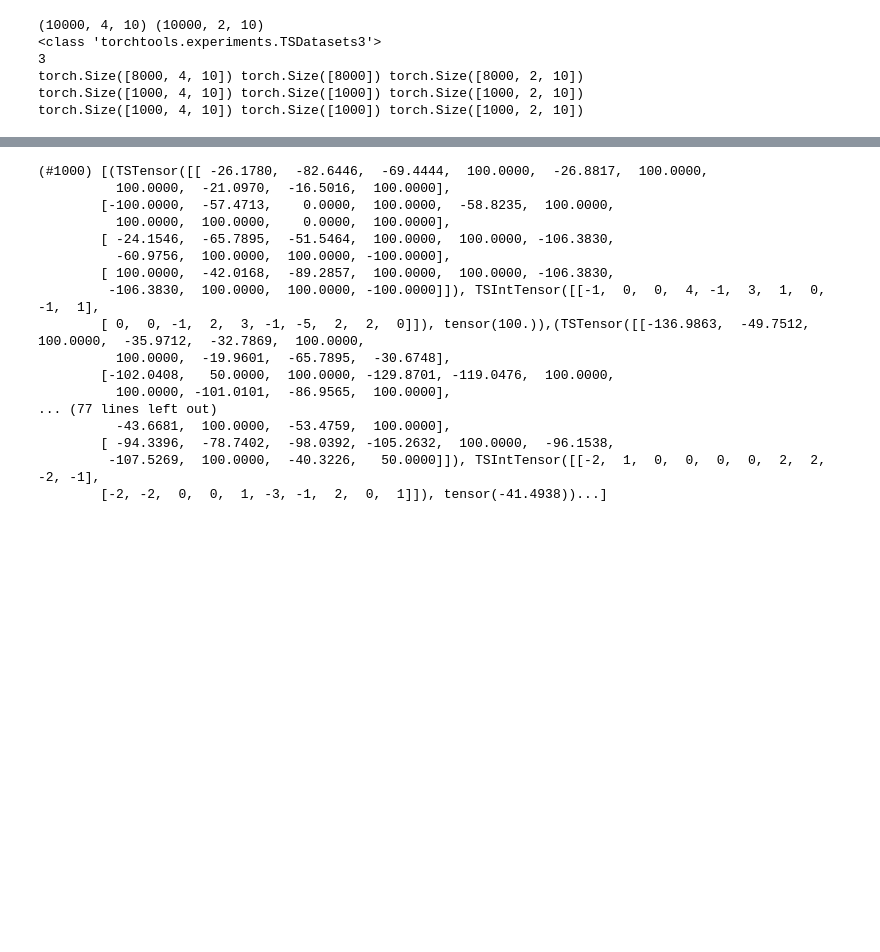
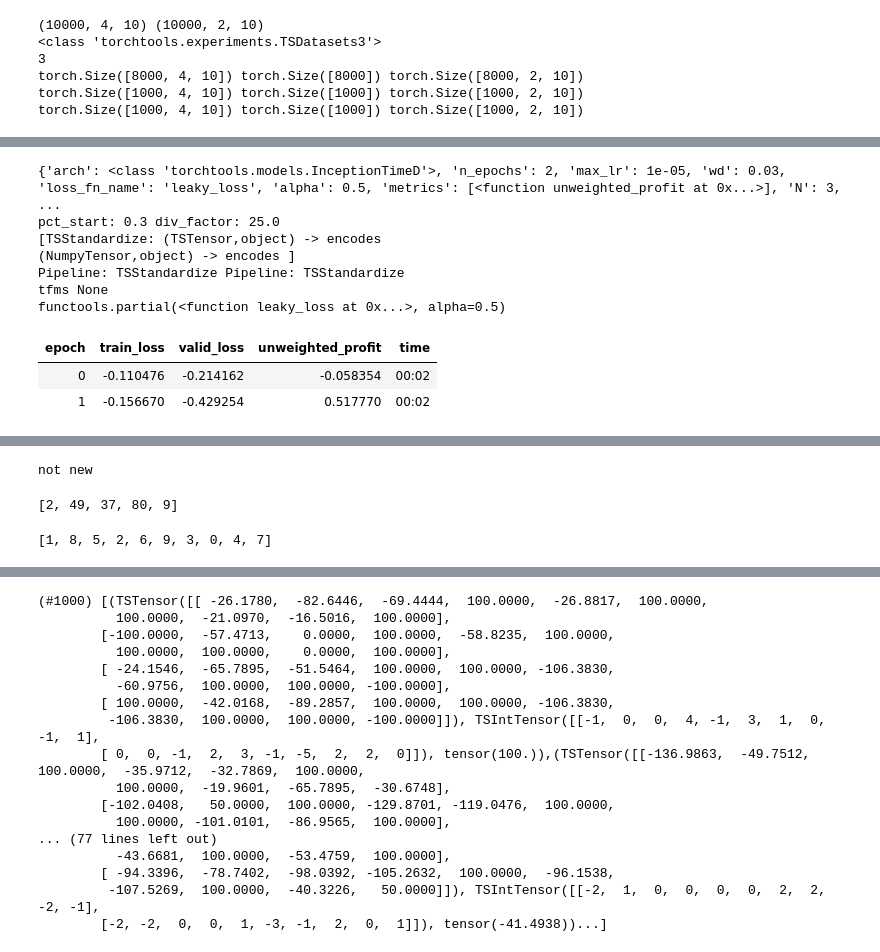
Before and after one commit to Takezo87/torchtools, a Jupyter notebook: _201_experiments_2.ipynb, the cells around one changed output, grey strips where cells are left out. Cells and saved outputs as stored; diff of their text form; code cells hidden in the pictures; blank space fills up the shorter version.

```diff
--- a/_201_experiments_2.ipynb
+++ b/_201_experiments_2.ipynb
@@ -85,0 +99,13 @@ not new
+# %%
+ts_experiments.run_grid_search(hypers, df_results_fn=df_fn_test)
+# %% [output]
+{'arch': <class 'torchtools.models.InceptionTimeD'>, 'n_epochs': 2, 'max_lr': 1e-05, 'wd': 0.03, 'loss_fn_name': 'leaky_loss', 'alpha': 0.5, 'metrics': [<function unweighted_profit at 0x...>], 'N': 3, ...
+pct_start: 0.3 div_factor: 25.0
+[TSStandardize: (TSTensor,object) -> encodes
+(NumpyTensor,object) -> encodes ]
+Pipeline: TSStandardize Pipeline: TSStandardize
+tfms None
+functools.partial(<function leaky_loss at 0x...>, alpha=0.5)
+| epoch | train_loss | valid_loss | unweighted_profit | time |
+| 0 | -0.110476 | -0.214162 | -0.058354 | 00:02 |
+| 1 | -0.156670 | -0.429254 | 0.517770 | 00:02 |
@@ -86,3 +114,12 @@ not new
+not new
+# %%
+ts_experiments.dls.train.rng.sample(range(100),5)
+# %% [output]
+[2, 49, 37, 80, 9]
+# %%
+ts_experiments.dls.shuffle_fn(range(10))
+# %% [output]
+[1, 8, 5, 2, 6, 9, 3, 0, 4, 7]
 # %%
 df_results=pd.read_csv(Path(ts_experiments.results_path)/df_fn_test)
 # %%
```
Also changed, not shown: parts of 8 cells of this notebook, 4 other files.
